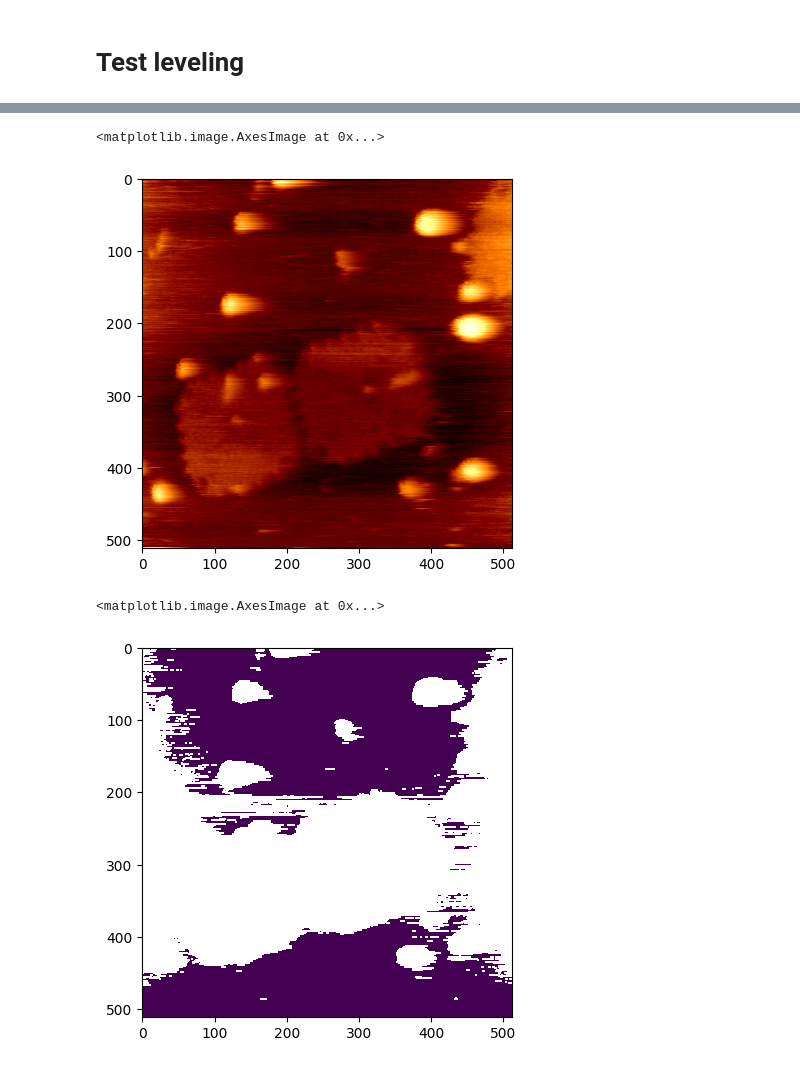
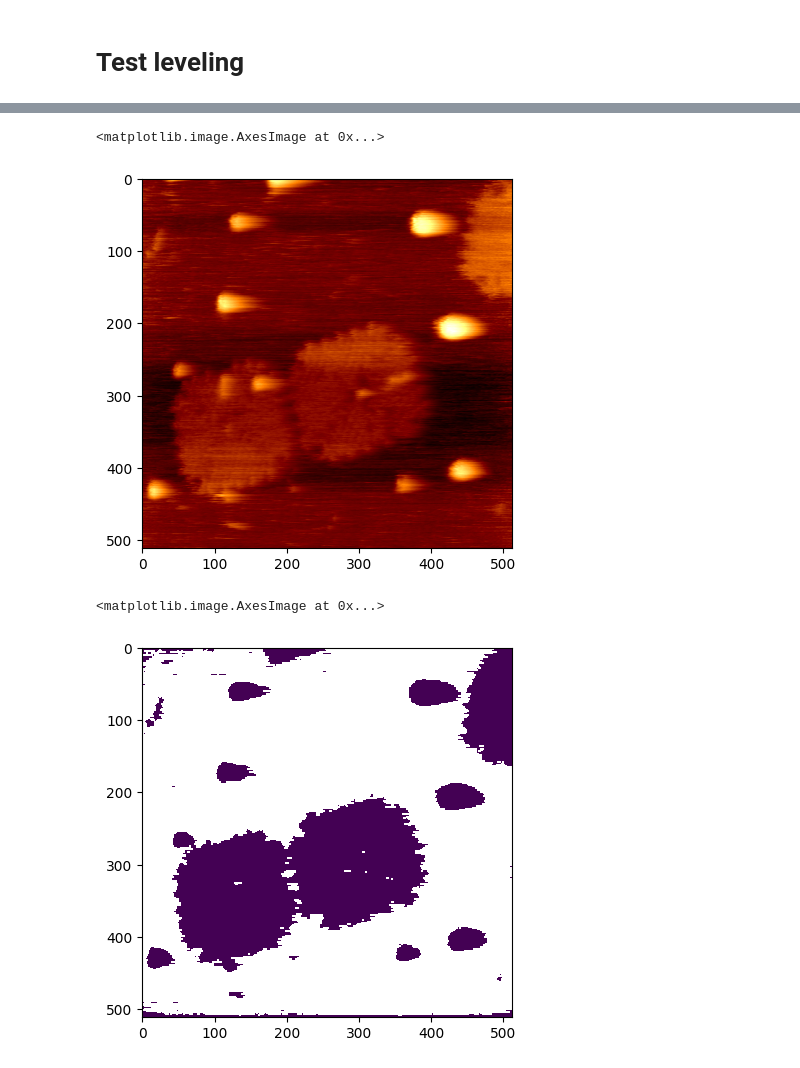
Before and after one commit to Wang-1971/Python-Nanolocz-Library, a Jupyter notebook: notebooks/Test pnanolocz-lib.ipynb, the cells around one changed output, grey strips where cells are left out. Drawn from its saved outputs; the diff is of its cells as text; code cells hidden in the pictures.

```diff
--- a/notebooks/Test pnanolocz-lib.ipynb
+++ b/notebooks/Test pnanolocz-lib.ipynb
@@ -18,5 +18,5 @@ from pnanolocz_lib import level_auto, level
 frames = afm_stack.n_frames
 frame_ind = range(0, frames)
 
-plane_levelled = level.level(afm_stack.data, 1, 1, "plane")
-levelled = level.level(plane_levelled, 1, 0, "med_line")
+plane_levelled = level.apply_level(afm_stack.data, 2, 2, "plane")
+plt.imshow(plane_levelled[5], cmap="afmhot")
@@ -30,13 +34,13 @@ auto_leveled = level_auto.level_auto(afm_stack.data, [0], "plane-line")
 # %%
-plt.imshow(auto_leveled[0], cmap="afmhot")
+plt.imshow(auto_leveled[5], cmap="afmhot")
 # %% [output]
 <matplotlib.image.AxesImage at 0x...>
-[figure, old version]
+[figure, new version]
 # %%
 from pnanolocz_lib.thresholder import thresholder
-mask_otsu = thresholder(plane_levelled, 'otsu', invert = False)
+mask_hist = thresholder(plane_levelled, 'histogram', limits = (0.2, 100),invert = False)
 # %%
-plt.imshow(mask_otsu[0])
+plt.imshow(mask_hist[5])
 # %% [output]
 <matplotlib.image.AxesImage at 0x...>
-[figure, old version]
+[figure, new version]
```
Also changed, not shown: parts of 11 cells of this notebook, 4 other files.
